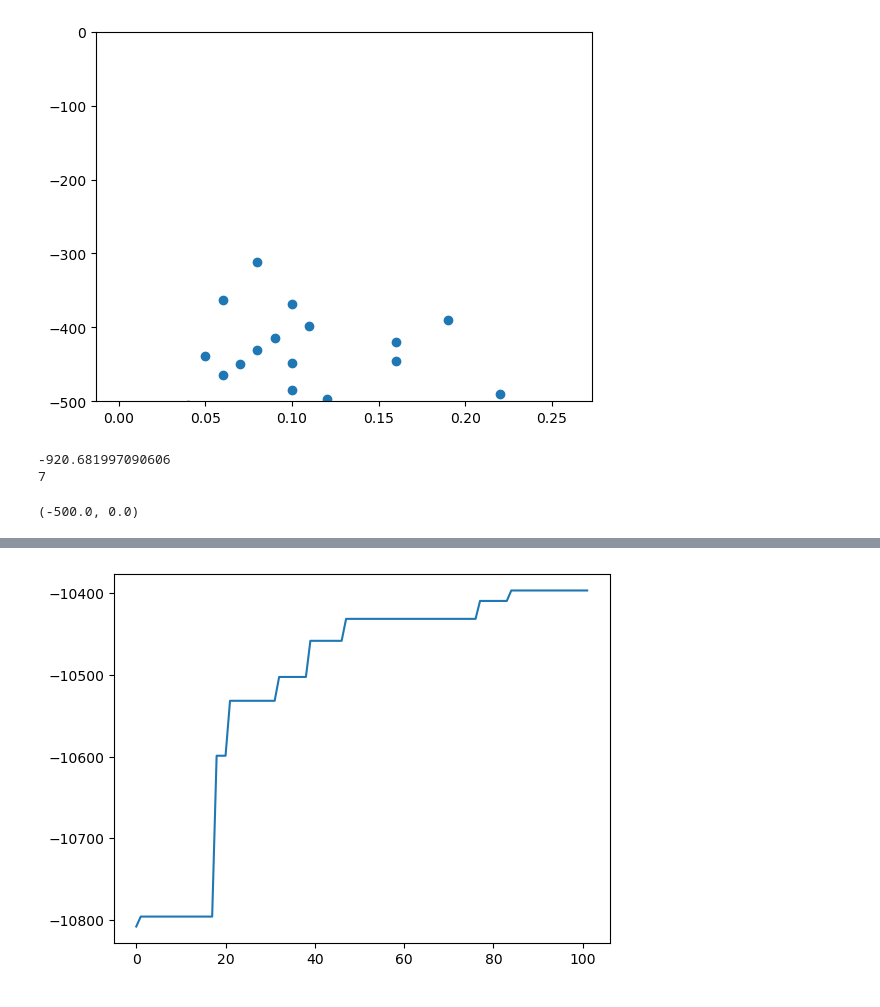
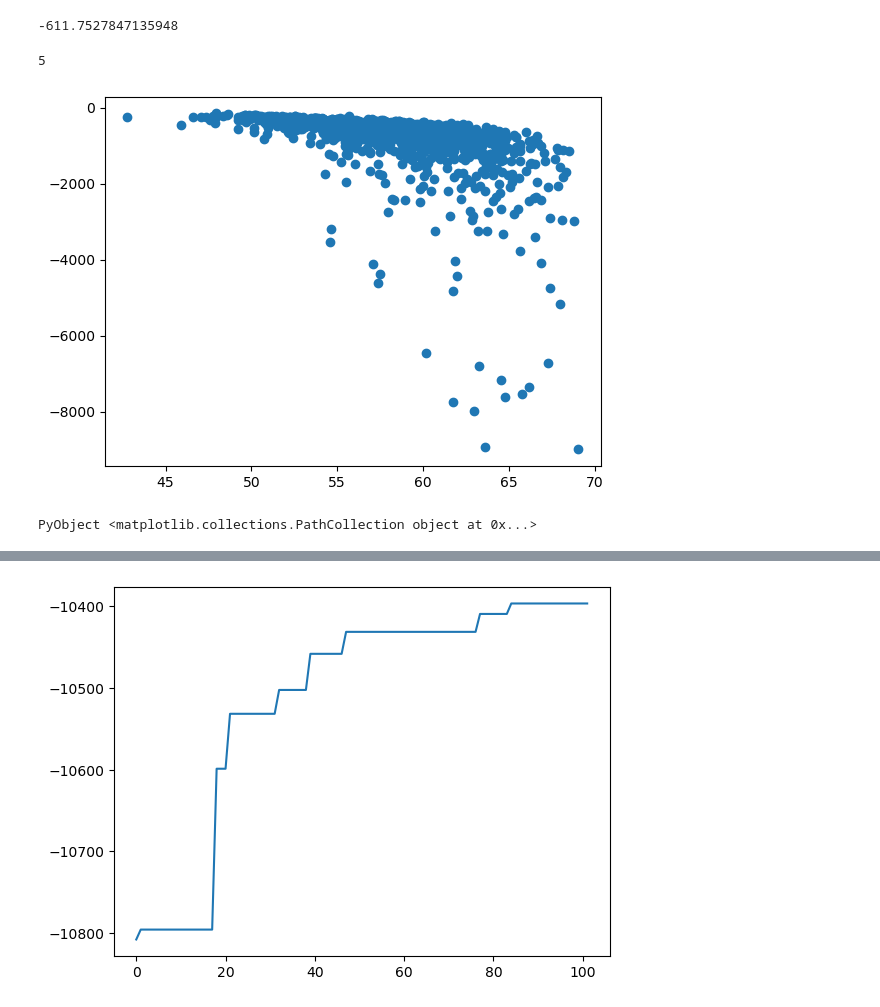
Before and after one commit to jberezow/OptDigits, a Jupyter notebook: Thesis-MNIST.ipynb, the cells around one changed output, grey strips where cells are left out. Drawn from its saved outputs; the diff is of its cells as text; code cells hidden in the pictures.

```diff
--- a/Thesis-MNIST.ipynb
+++ b/Thesis-MNIST.ipynb
@@ -213,15 +224,22 @@ end;
 
     #Return Network Scores for X
     scores = G(x,obs)
-    scores = logsoftmax(scores,dims=1)
-    scores = exp.(scores)
 
-    #Logistic Regression Likelihood
+    #Logistic Classification Likelihood
     y = zeros(length(scores))
     for j=1:length(x[1,:])
         score_vec = scores[:,j]
+        #println(score_vec)
         y[j] = @trace(categorical(score_vec), (:y,j))
     end
+
+    #One Hot Regression Likelihood
+    #y = zeros(length(scores[:,1]),length(x[1,:]))
+    #Sy = Diagonal([0.05 for i=1:length(scores[:,1])])
+    #for j=1:length(x[1,:])
+        #score_vec = scores[:,j]
+        #y[:,j] = @trace(mvnormal(vec(scores[:,j]), Sy), (:y,j))
+    #end
 
     return scores
 
@@ -235,28 +253,34 @@ obs = obs_master;
 
 (best_trace,) = generate(classifier, (xt,), obs)
 println(get_score(best_trace))
-test_labels = exp.(logsoftmax(G(xt,best_trace)))
+test_labels = G(xt,best_trace)
 results = label_output(test_labels)
 test_acc = sum([y[i] == results[i] for i=1:length(y)])
 
-scores = []
-accs = []
-for i = 1:1000
-    (trace,) = generate(classifier, (xt,), obs)
-    push!(scores,get_score(trace))
-    test_labels = exp.(logsoftmax(G(xt,trace)))
-    results = label_output(test_labels)
-    test_acc = sum([y[i] == results[i] for i=1:length(y)])/length(y)
-    push!(accs,test_acc)
-end
 
-scatter(accs,scores)
-plt.ylim(-500,0)
+#plt.ylim(-500,0)
 
 #test = test_scores = classifier(x)
 #test_labels = data_labeller(test_scores)
 # %% [output]
-[figure, removed]
--920.681997090606
-7
+-611.7527847135948
-(-500.0, 0.0)
+5
+# %%
+#Test Likelihood
+obs[(:k,1)] = 10
+scores = []
+accs = []
+for i = 1:1000
+    (trace,) = generate(classifier, (xt,), obs)
+    push!(scores,get_score(trace))
+    test_labels = G(xt,trace)
+    results = label_output(test_labels)
+    test_acc = sum([y[i] == results[i] for i=1:length(y)])/length(y)
+    test_acc = sum([euclidean(yt[:,j],test_labels[:,j]) for j=1:length(y)])
+    push!(accs,test_acc)
+end
+
+scatter(accs,scores)
+# %% [output]
+[figure, added]
+PyObject <matplotlib.collections.PathCollection object at 0x...>
```
Also changed, not shown: parts of 18 cells of this notebook, 2 other files.
